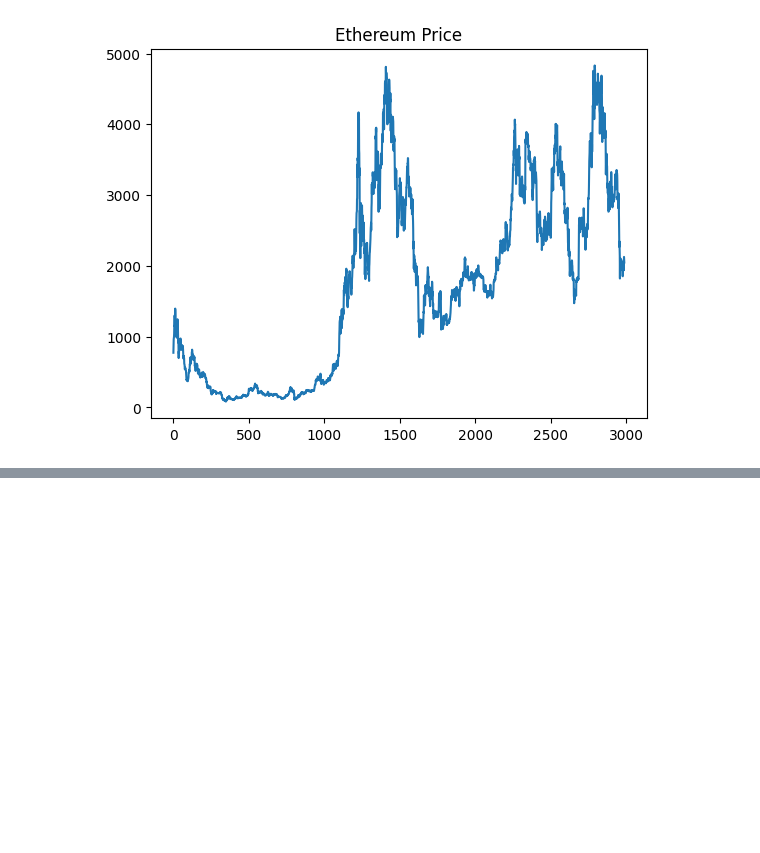
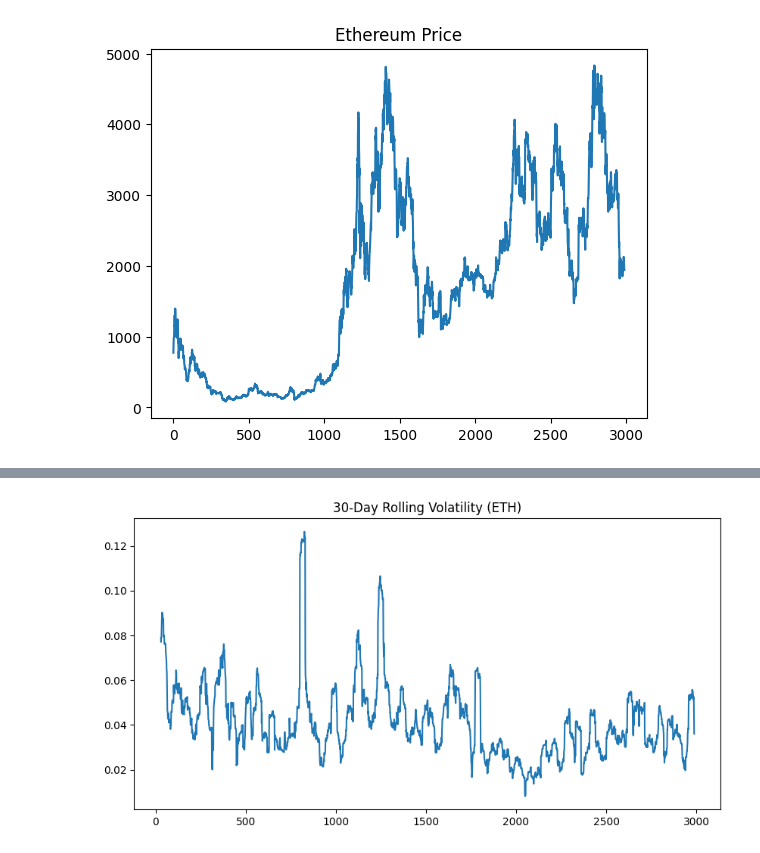
Before and after one commit to AnkitaJaiswal375/eth-volatility-prediction, a Jupyter notebook: test.ipynb, the cells around one changed output, grey strips where cells are left out. Saved outputs shown, nothing was run; the diff lists cells and outputs as text; code cells hidden in the pictures; blank space fills up the shorter version.

Commit message:
calculated returns and volatility and created ml features for data preparation

```diff
--- a/test.ipynb
+++ b/test.ipynb
@@ -28,3 +28,7 @@ plt.title("Ethereum Price")
 plt.show()
 # %% [output]
 [figure]
+# %%
+import numpy as np
+
+eth['returns'] = np.log(eth['Close'] / eth['Close'].shift(1))
@@ -30,0 +44,2 @@ plt.show()
+# %%
+eth['volatility'] = eth['returns'].rolling(30).std()
@@ -30,0 +55,7 @@ plt.show()
+# %%
+plt.figure(figsize=(10,5))
+plt.plot(eth['volatility'])
+plt.title("30-Day Rolling Volatility (ETH)")
+plt.show()
+# %% [output]
+[figure, added]
```
Also changed, not shown: parts of 8 cells of this notebook, 1 other file.
